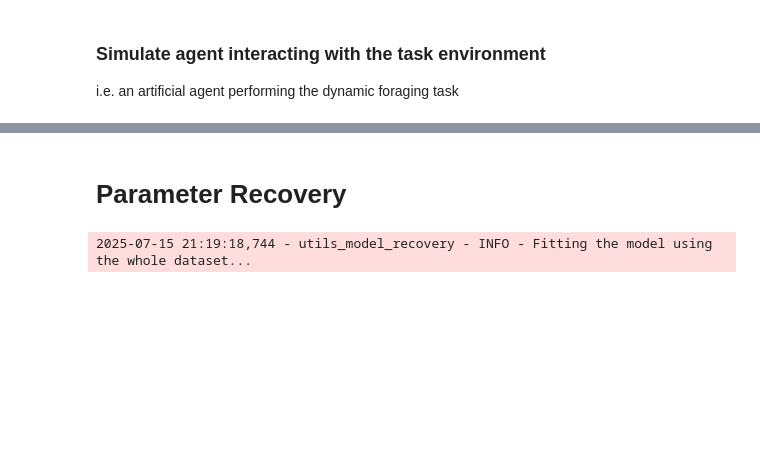
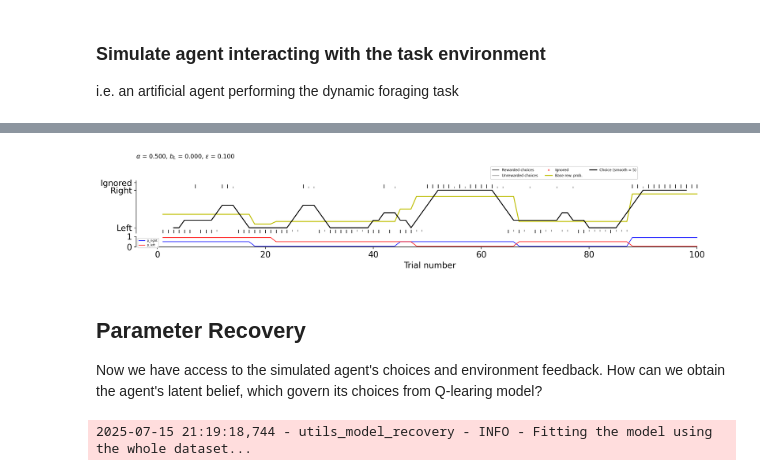
Before and after one commit to AllenSWDB/SWDB_2025_Dynamical_Systems, a Jupyter notebook: code/test_shuchen.ipynb, the cells around one changed output, grey strips where cells are left out. Saved outputs shown, nothing was run; the diff lists cells and outputs as text; code cells hidden in the pictures; blank space fills up the shorter version.

```diff
--- a/code/test_shuchen.ipynb
+++ b/code/test_shuchen.ipynb
@@ -518,5 +619,11 @@ TypeError: choose_ps() got an unexpected keyword argument 'rng'
+# %%
+# Combine all information into one plot
+fig, axes = forager.plot_session(if_plot_latent=False)
+# %% [output]
+[figure, added]
 # %% [markdown]
-# Parameter Recovery
+## Parameter Recovery
+Now we have access to the simulated agent's choices and environment feedback. How can we obtain the agent's latent belief, which govern its choices from Q-learing model?
 # %%
 forager.fit(
     choice_history,
```
Also changed, not shown: parts of 19 cells of this notebook, 1 other file.
